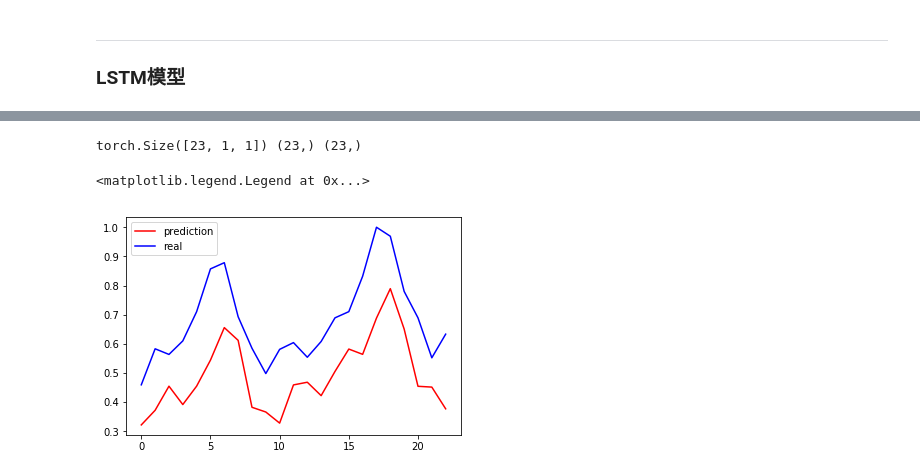
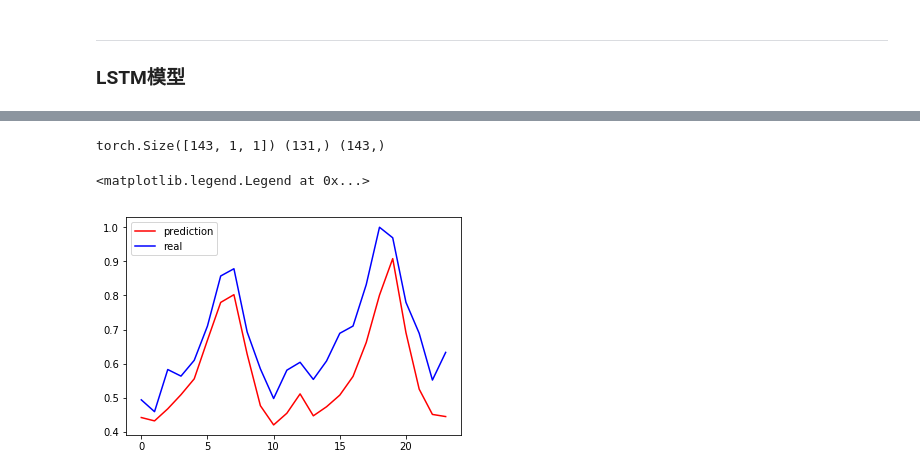
Before and after one commit to Elin24/learning_pyTorch_with_SherlockLiao, a Jupyter notebook: Chapter_5/sequencePrediction/lstm.ipynb, the cells around one changed output, grey strips where cells are left out. Drawn from its saved outputs; the diff is of its cells as text; code cells hidden in the pictures.

Commit message:
update sequence prediction

```diff
--- a/Chapter_5/sequencePrediction/lstm.ipynb
+++ b/Chapter_5/sequencePrediction/lstm.ipynb
@@ -28,11 +33,14 @@ class lstmModel(nn.Module) :
     def __init__(self, in_dim, hidden_dim, out_dim, layer_num) :
         super().__init__()
         self.lstmLayer = nn.LSTM(in_dim, hidden_dim, layer_num)
+        self.relu = nn.ReLU()
         self.fcLayer = nn.Linear(hidden_dim, out_dim)
         self.weightInit(np.sqrt(1.0 / hidden_dim))
 
     def forward(self, x) :
         out, _ = self.lstmLayer(x)
+        out = self.relu(out)
+        out = out[12:]
         out = self.fcLayer(out)
         return out
 
@@ -104,21 +112,21 @@ Wall time: 1min 20s
 # %%
 lstm = lstm.eval()
 
 # 预测结果并比较
 
 px = real[:-1].reshape(-1, 1, 1)
 px = torch.from_numpy(px)
 ry = real[1:].reshape(-1)
 varX = cudAvl(Variable(px, volatile=True))
 py = lstm(varX).data
 py = np.array(py).reshape(-1)
 print(px.shape, py.shape, ry.shape)
 
 # 画出实际结果和预测的结果
-plt.plot(py, 'r', label='prediction')
-plt.plot(ry, 'b', label='real')
+plt.plot(py[-24:], 'r', label='prediction')
+plt.plot(ry[-24:], 'b', label='real')
 plt.legend(loc='best')
 # %% [output]
-torch.Size([23, 1, 1]) (23,) (23,)
+torch.Size([143, 1, 1]) (131,) (143,)
 <matplotlib.legend.Legend at 0x...>
-[figure, old version]
+[figure, new version]
```
Also changed, not shown: parts of 4 cells of this notebook, 4 other files.
